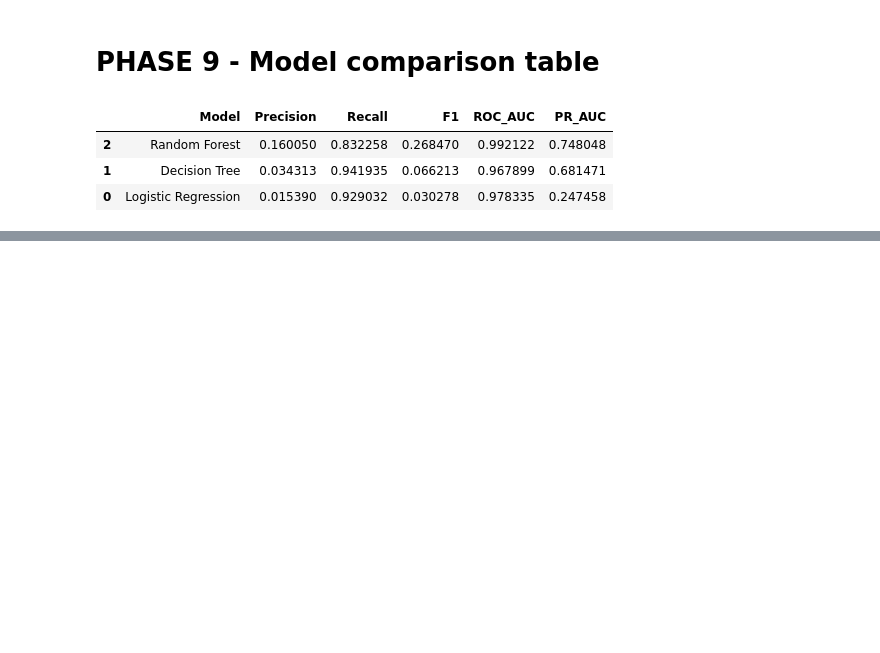
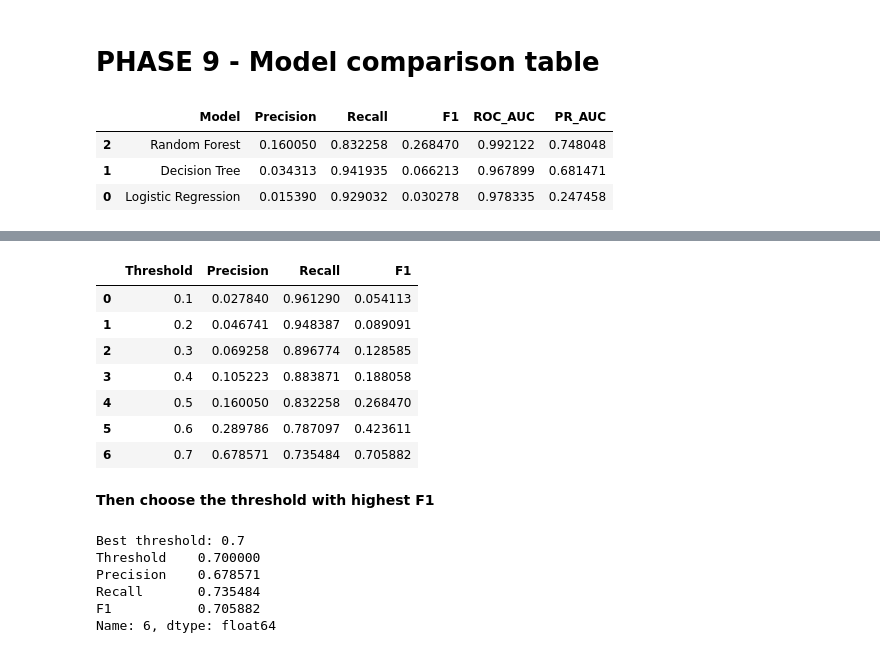
Before and after one commit to RawanHanyy/FraudShield-AI, a Jupyter notebook: notebooks/FraudShield_AI_Graduation_Project.ipynb, the cells around one changed output, grey strips where cells are left out. Saved outputs shown, nothing was run; the diff lists cells and outputs as text; code cells hidden in the pictures; blank space fills up the shorter version.

Commit message:
feat: add imbalance handling threshold tuning and final test evaluation

```diff
--- a/notebooks/FraudShield_AI_Graduation_Project.ipynb
+++ b/notebooks/FraudShield_AI_Graduation_Project.ipynb
@@ -522,0 +663,43 @@ results.sort_values("PR_AUC", ascending=False)
+# %%
+thresholds = [0.1, 0.2, 0.3, 0.4, 0.5, 0.6, 0.7]
+
+threshold_results = []
+
+for threshold in thresholds:
+    preds = (y_val_prob_rf >= threshold).astype(int)
+
+    threshold_results.append({
+        "Threshold": threshold,
+        "Precision": precision_score(y_val, preds),
+        "Recall": recall_score(y_val, preds),
+        "F1": f1_score(y_val, preds)
+    })
+
+threshold_df = pd.DataFrame(threshold_results)
+
+threshold_df
+# %% [output]
+|  | Threshold | Precision | Recall | F1 |
+| 0 | 0.1 | 0.027840 | 0.961290 | 0.054113 |
+| 1 | 0.2 | 0.046741 | 0.948387 | 0.089091 |
+| 2 | 0.3 | 0.069258 | 0.896774 | 0.128585 |
+| 3 | 0.4 | 0.105223 | 0.883871 | 0.188058 |
+| 4 | 0.5 | 0.160050 | 0.832258 | 0.268470 |
+| 5 | 0.6 | 0.289786 | 0.787097 | 0.423611 |
+| 6 | 0.7 | 0.678571 | 0.735484 | 0.705882 |
+# %% [markdown]
+**Then choose the threshold with highest F1**
+# %%
+best_row = threshold_df.loc[threshold_df["F1"].idxmax()]
+
+best_threshold = best_row["Threshold"]
+
+print("Best threshold:", best_threshold)
+print(best_row)
+# %% [output]
+Best threshold: 0.7
+Threshold    0.700000
+Precision    0.678571
+Recall       0.735484
+F1           0.705882
+Name: 6, dtype: float64
```
Also changed, not shown: parts of 18 cells of this notebook.
